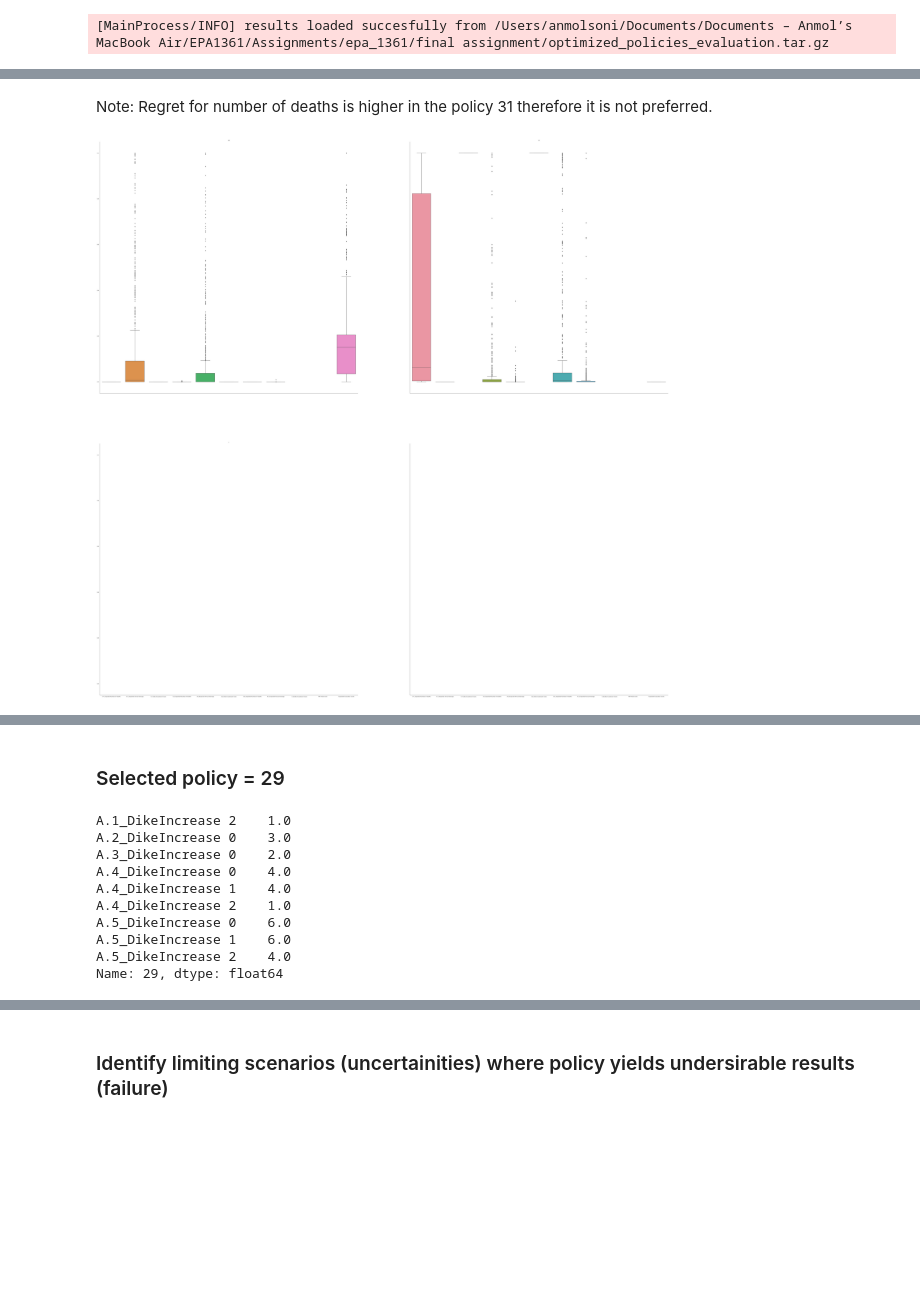
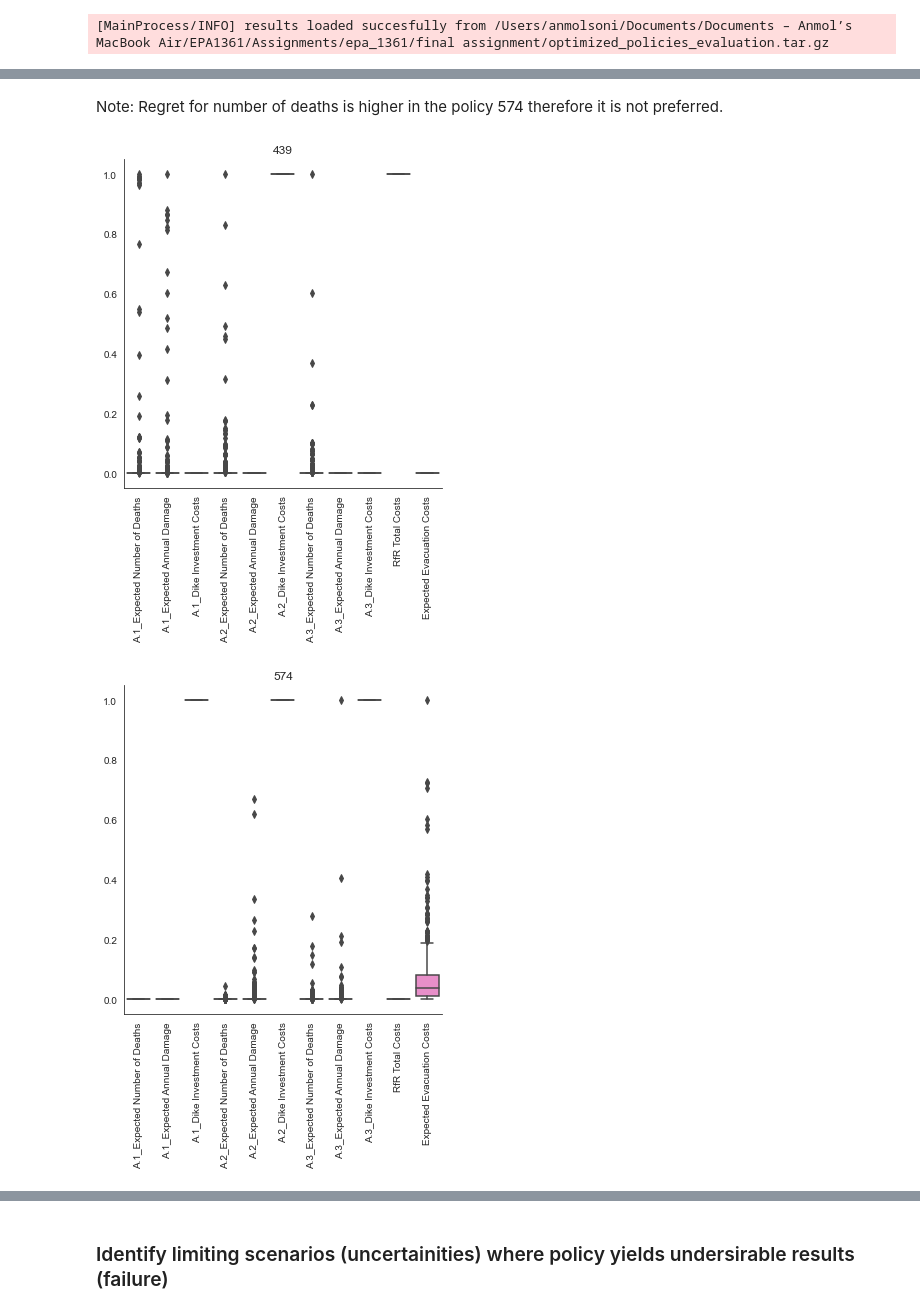
Before and after one commit to SoniAnmol/epa_1361_group_20_final_project, a Jupyter notebook: final assignment/mordm_anmol.ipynb, the cells around one changed output, grey strips where cells are left out. Cells and saved outputs as stored; diff of their text form; code cells hidden in the pictures; blank space fills up the shorter version.

Commit message:
Updates sensitivity analysis and mordm

```diff
--- a/final assignment/mordm_anmol.ipynb
+++ b/final assignment/mordm_anmol.ipynb
@@ -33,4 +33,5 @@ from ema_workbench import load_results
 ## MORDM for the optimized policies (pereto set)
 # %%
 # Read optimized policies (pereto set)
-optimized_policies = pd.read_csv('data/scenario_ref1_optimal_policies_new.csv')
+optimized_policies = pd.read_csv('policies_for_anmol.csv')
+len(optimized_policies)
@@ -44,6 +47,5 @@ print(f' Number of policies subset resulting zero deaths in the province  = {len
 # %%
-# Subset policies resulting zero cost of RFR in the province
-optimized_policies = optimized_policies[optimized_policies['RfR Total Costs'] == 0]
-
-print(f' Number of policies subset resulting zero deaths in the province  = {len(optimized_policies)}')
+# Subset policies with 10 percentile RFR cost i.e. 199900000
+optimized_policies = optimized_policies[optimized_policies['RfR Total Costs'] <optimized_policies['RfR Total Costs'].quantile(0.1)]
+print(f' Number of policies subset resulting least RFR cost (i.e. < 10 percentile)  = {len(optimized_policies)}')
 # %% [output]
@@ -75,6 +78,8 @@ policies_to_evaluate = []
 
 for index,policy in optimized_policies.iterrows():
     policies_to_evaluate.append(Policy(str(index),**policy.to_dict()))
+# %%
+dike_model, planning_steps = get_model_for_problem_formulation(7)
 # %%
 # dike_model, planning_steps = get_model_for_problem_formulation(7)
 
@@ -185,6 +175,9 @@ for outcome in dike_model.outcomes:
 # %%
 # Plot results of max regret
 max_regret = pd.DataFrame(max_regret)
+fig, ax = plt.subplots(figsize=(10,10))
 sns.heatmap(max_regret/max_regret.max(), cmap='viridis', annot=True)
+ax.figure.tight_layout()
 plt.show()
+fig.savefig('Figures/MORDM/robustness_maxregret.png', dpi=300)
 # %% [output]
@@ -212,5 +204,5 @@ plt.show()
 # %% [markdown]
-Note: Regret for number of deaths is higher in the policy 31 therefore it is not preferred.
+Note: Regret for number of deaths is higher in the policy 574 therefore it is not preferred.
 # %%
 
 from collections import defaultdict
@@ -220,32 +212,24 @@ for key, value in overall_regret.items():
     for policy in value:
         policy_regret[policy][key] = value[policy]
 # %%
-fig, axes = plt.subplots(ncols=2, nrows=2, figsize=(80,80),
-                         sharey=True, sharex=True)
 
-# to ensure easy iteration over the axes grid, we turn it
-# into a list. Because there are four plots, I hard coded
-# this.
-axes = [axes[0,0], axes[0,1],
-        axes[1,0],]
 
-# zip allows us to zip together the list of axes and the list of
-# key value pairs return by items. If we iterate over this
-# it returns a tuple of length 2. The first item is the ax
-# the second items is the key value pair.
-for ax, (policy, regret) in zip(axes, policy_regret.items()):
+for policy, regret in policy_regret.items():
     data = pd.DataFrame(regret)
-
     # we need to scale the regret to ensure fair visual
     # comparison. We can do that by divding by the maximum regret
     data = data/max_regret.max(axis=0)
+    fig, ax = plt.subplots(figsize=(5,7))
     sns.boxplot(data=data, ax=ax)
-
+    plt.setp(ax.get_xticklabels(), rotation=90)
+    ax.figure.tight_layout()
     # removes top and left hand black outline of axes
     sns.despine()
-
     # ensure we know which policy the figure is for
     ax.set_title(str(policy))
+    fig.savefig(f'Figures/MORDM/{str(policy)}_maxregret.png', dpi=300)
+
 plt.show()
 # %% [output]
-[figure, old version]
+[figure, new version]
+[figure, added]
@@ -252,16 +236,0 @@ plt.show()
-# %% [markdown]
-### Selected policy = 29
-# %%
-# Selected Policy measure with minimum regret
-optimized_policies.loc[29,['A.1_DikeIncrease 2', 'A.2_DikeIncrease 0', 'A.3_DikeIncrease 0', 'A.4_DikeIncrease 0','A.4_DikeIncrease 1','A.4_DikeIncrease 2','A.5_DikeIncrease 0', 'A.5_DikeIncrease 1', 'A.5_DikeIncrease 2']]
-# %% [output]
-A.1_DikeIncrease 2    1.0
-A.2_DikeIncrease 0    3.0
-A.3_DikeIncrease 0    2.0
-A.4_DikeIncrease 0    4.0
-A.4_DikeIncrease 1    4.0
-A.4_DikeIncrease 2    1.0
-A.5_DikeIncrease 0    6.0
-A.5_DikeIncrease 1    6.0
-A.5_DikeIncrease 2    4.0
-Name: 29, dtype: float64
```
Also changed, not shown: parts of 17 cells of this notebook, 1 other file.
